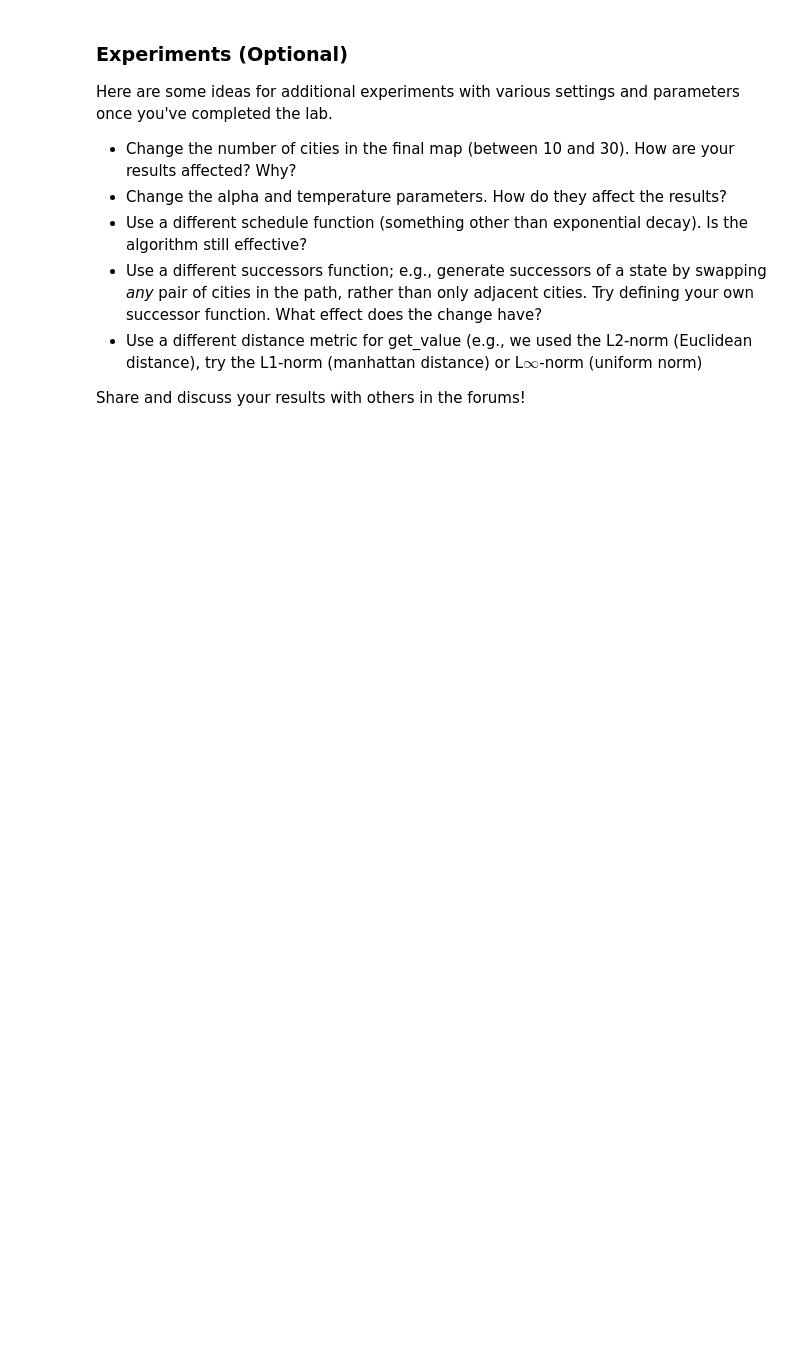
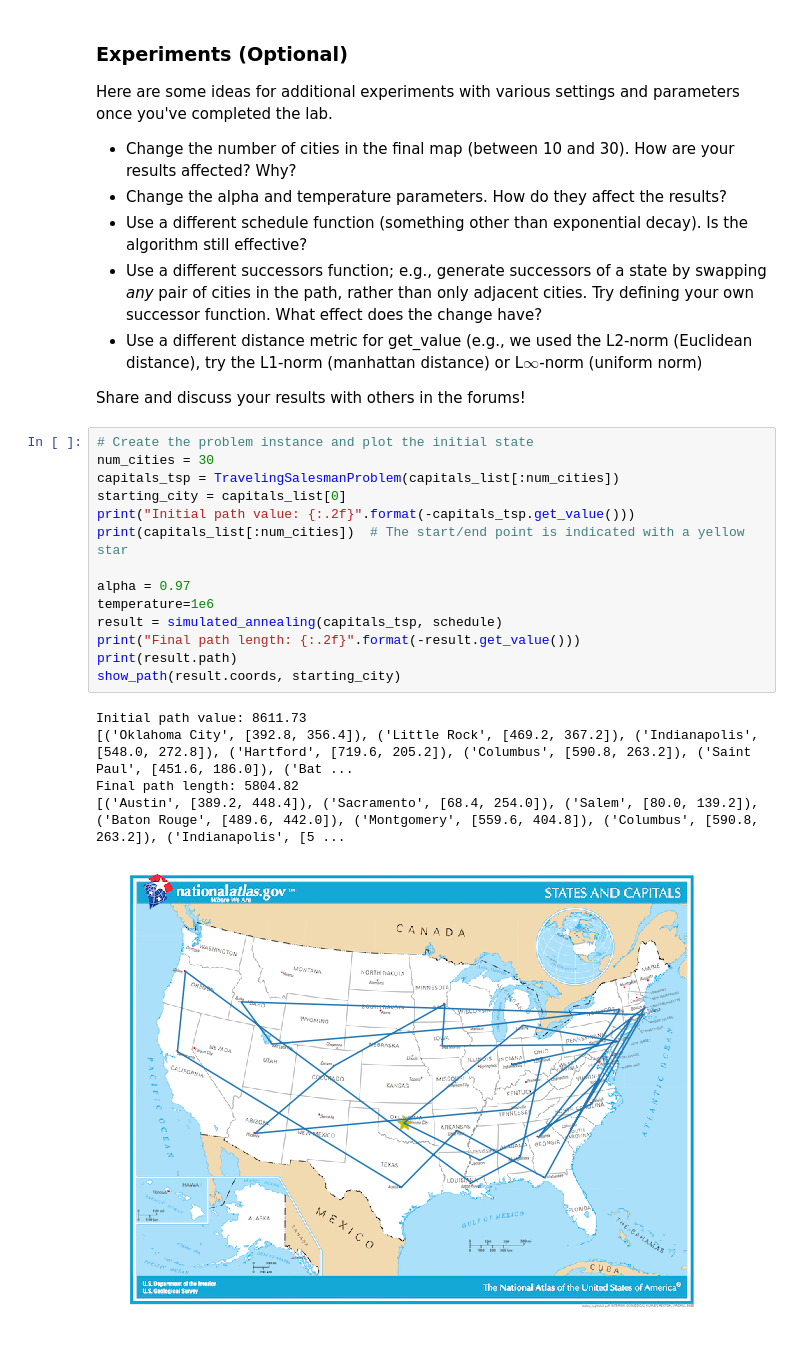
Before and after one commit to jdoepfert/AIND-Simulated_Annealing, a Jupyter notebook: AIND-Simulated_Annealing.ipynb, the cells around one changed output. Cells and saved outputs as stored; diff of their text form; blank space fills up the shorter version.

```diff
--- a/AIND-Simulated_Annealing.ipynb
+++ b/AIND-Simulated_Annealing.ipynb
@@ -304,3 +317,23 @@ Here are some ideas for additional experiments with various settings and paramet
 - Use a different distance metric for get_value (e.g., we used the L2-norm (Euclidean distance), try the L1-norm (manhattan distance) or L$\infty$-norm (uniform norm)
 
 Share and discuss your results with others in the forums!
+# %%
+# Create the problem instance and plot the initial state
+num_cities = 30
+capitals_tsp = TravelingSalesmanProblem(capitals_list[:num_cities])
+starting_city = capitals_list[0]
+print("Initial path value: {:.2f}".format(-capitals_tsp.get_value()))
+print(capitals_list[:num_cities])  # The start/end point is indicated with a yellow star
+
+alpha = 0.97
+temperature=1e6
+result = simulated_annealing(capitals_tsp, schedule)
+print("Final path length: {:.2f}".format(-result.get_value()))
+print(result.path)
+show_path(result.coords, starting_city)
+# %% [output]
+Initial path value: 8611.73
+[('Oklahoma City', [392.8, 356.4]), ('Little Rock', [469.2, 367.2]), ('Indianapolis', [548.0, 272.8]), ('Hartford', [719.6, 205.2]), ('Columbus', [590.8, 263.2]), ('Saint Paul', [451.6, 186.0]), ('Bat ...
+Final path length: 5804.82
+[('Austin', [389.2, 448.4]), ('Sacramento', [68.4, 254.0]), ('Salem', [80.0, 139.2]), ('Baton Rouge', [489.6, 442.0]), ('Montgomery', [559.6, 404.8]), ('Columbus', [590.8, 263.2]), ('Indianapolis', [5 ...
+[figure, added]
```
Also changed, not shown: parts of 4 cells of this notebook.
